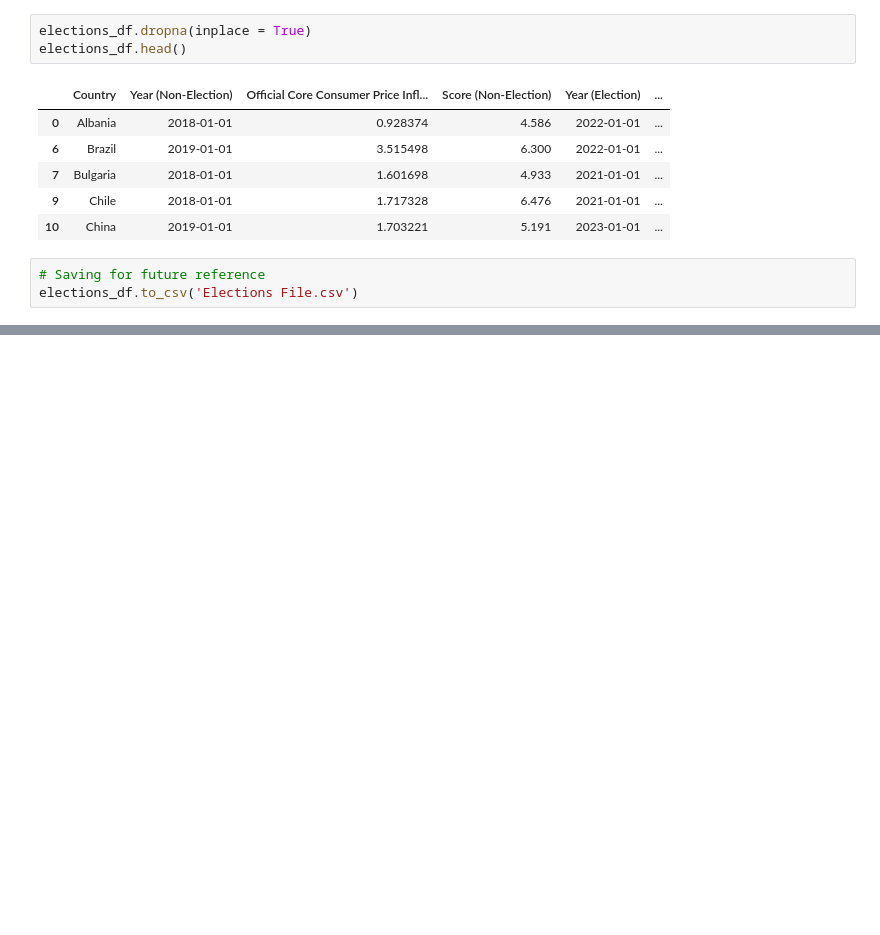
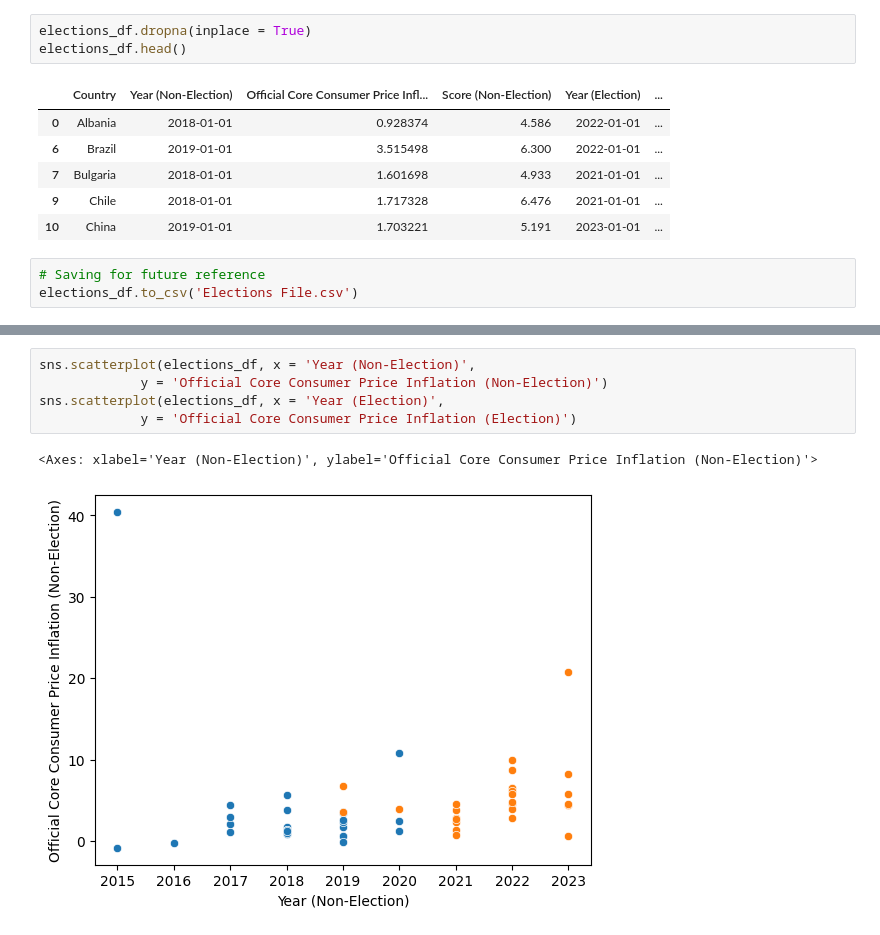
Before and after one commit to cmgboji/PSY371F-Final-Project, a Jupyter notebook: PSY 371F - Notebook.ipynb, the cells around one changed output, grey strips where cells are left out. Drawn from its saved outputs; the diff is of its cells as text; blank space fills up the shorter version.

Commit message:
Initial Plots for Analysis (Will be upgraded)

```diff
--- a/PSY 371F - Notebook.ipynb
+++ b/PSY 371F - Notebook.ipynb
@@ -282,0 +301,8 @@ elections_df.to_csv('Elections File.csv')
+# %%
+sns.scatterplot(elections_df, x = 'Year (Non-Election)',
+             y = 'Official Core Consumer Price Inflation (Non-Election)')
+sns.scatterplot(elections_df, x = 'Year (Election)',
+             y = 'Official Core Consumer Price Inflation (Election)')
+# %% [output]
+<Axes: xlabel='Year (Non-Election)', ylabel='Official Core Consumer Price Inflation (Non-Election)'>
+[figure, added]
```
Also changed, not shown: parts of 5 cells of this notebook.
